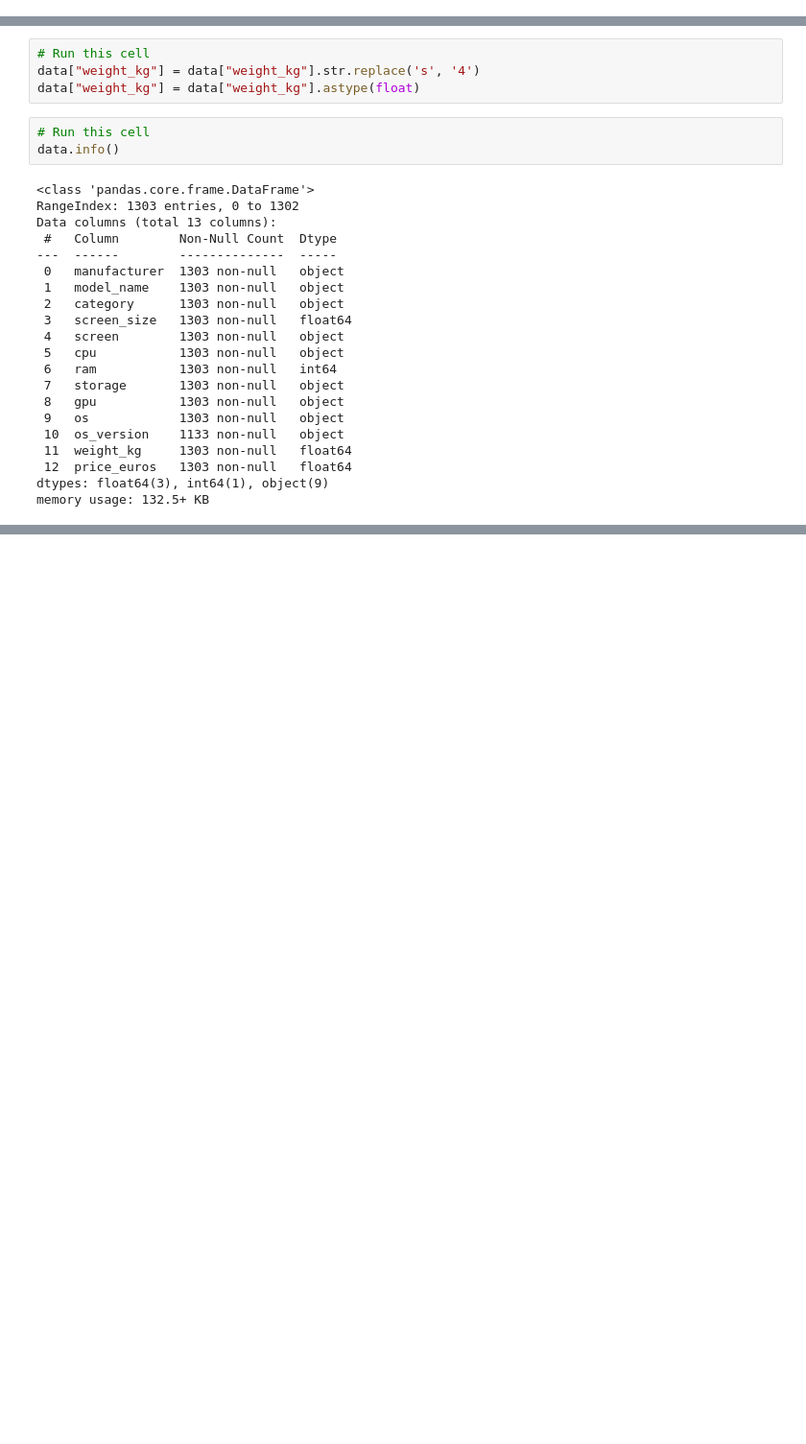
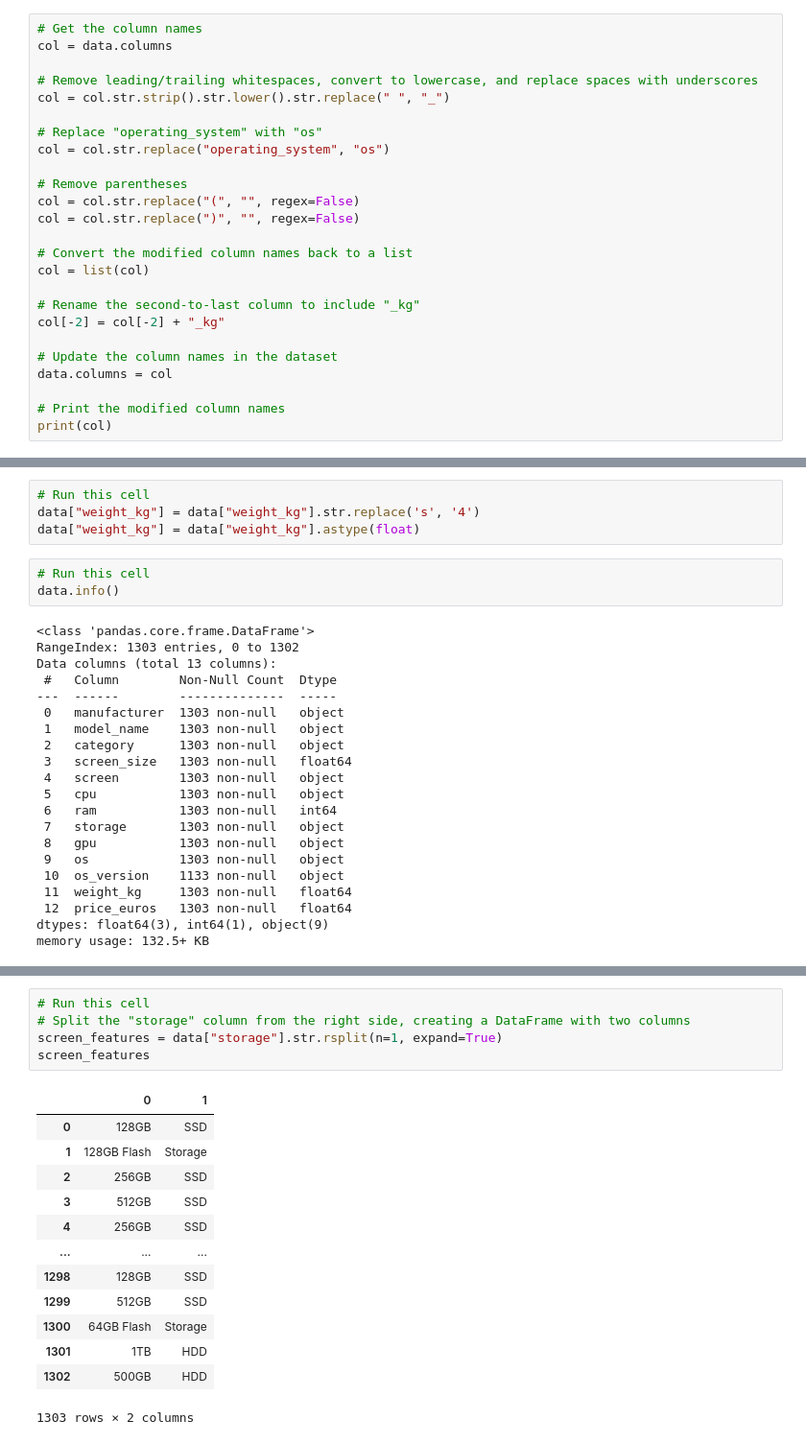
Before and after one commit to umar-anzar/Applied_Data_Lab_Assignments, a Jupyter notebook: phase_2/assignment_3.ipynb, the cells around one changed output, grey strips where cells are left out. Shown at 96% size. Saved outputs shown, nothing was run; the diff lists cells and outputs as text; blank space fills up the shorter version.

```diff
--- a/phase_2/assignment_3.ipynb
+++ b/phase_2/assignment_3.ipynb
@@ -213,3 +215,28 @@ Display Data using head method
 #
 #
 #
+# %%
+# Get the column names
+col = data.columns
+
+# Remove leading/trailing whitespaces, convert to lowercase, and replace spaces with underscores
+col = col.str.strip().str.lower().str.replace(" ", "_")
+
+# Replace "operating_system" with "os"
+col = col.str.replace("operating_system", "os")
+
+# Remove parentheses
+col = col.str.replace("(", "", regex=False)
+col = col.str.replace(")", "", regex=False)
+
+# Convert the modified column names back to a list
+col = list(col)
+
+# Rename the second-to-last column to include "_kg"
+col[-2] = col[-2] + "_kg"
+
+# Update the column names in the dataset
+data.columns = col
+
+# Print the modified column names
+print(col)
@@ -312,0 +408,19 @@ memory usage: 132.5+ KB
+# %%
+# Run this cell
+# Split the "storage" column from the right side, creating a DataFrame with two columns
+screen_features = data["storage"].str.rsplit(n=1, expand=True)
+screen_features
+# %% [output]
+|  | 0 | 1 |
+| 0 | 128GB | SSD |
+| 1 | 128GB Flash | Storage |
+| 2 | 256GB | SSD |
+| 3 | 512GB | SSD |
+| 4 | 256GB | SSD |
+| ... | ... | ... |
+| 1298 | 128GB | SSD |
+| 1299 | 512GB | SSD |
+| 1300 | 64GB Flash | Storage |
+| 1301 | 1TB | HDD |
+| 1302 | 500GB | HDD |
+1303 rows × 2 columns
```
Also changed, not shown: parts of 13 cells of this notebook.
